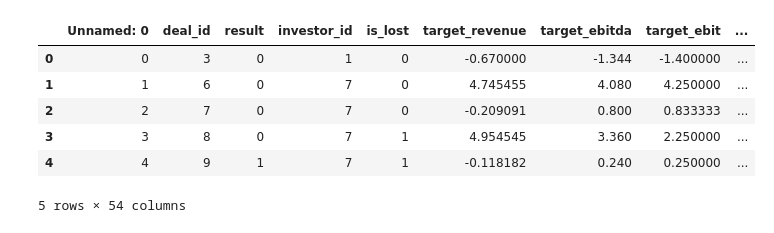
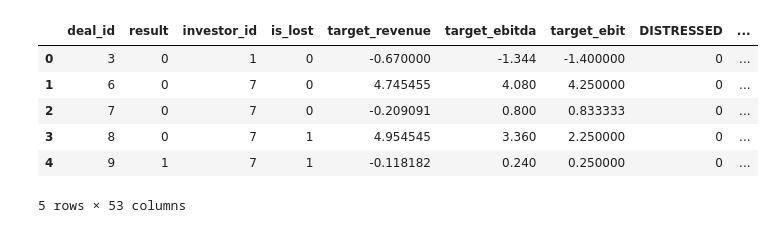
Before and after one commit to michabrz/DealMatch, a Jupyter notebook: notebooks/dataframes_merging_26Feb.ipynb, the cells around one changed output. Saved outputs shown, nothing was run; the diff lists cells and outputs as text; code cells hidden in the pictures.

```diff
--- a/notebooks/dataframes_merging_26Feb.ipynb
+++ b/notebooks/dataframes_merging_26Feb.ipynb
@@ -29,11 +29,12 @@ investors_regions_df.head()
 # %%
 deals_df = pd.read_excel(file_path2)
+deals_df = deals_df.drop(['Unnamed: 0'], axis=1)
 deals_df.head()
 # %% [output]
-|  | Unnamed: 0 | deal_id | result | investor_id | is_lost | target_revenue | target_ebitda | target_ebit | ... |
-| 0 | 0 | 3 | 0 | 1 | 0 | -0.670000 | -1.344 | -1.400000 | ... |
-| 1 | 1 | 6 | 0 | 7 | 0 | 4.745455 | 4.080 | 4.250000 | ... |
-| 2 | 2 | 7 | 0 | 7 | 0 | -0.209091 | 0.800 | 0.833333 | ... |
-| 3 | 3 | 8 | 0 | 7 | 1 | 4.954545 | 3.360 | 2.250000 | ... |
-| 4 | 4 | 9 | 1 | 7 | 1 | -0.118182 | 0.240 | 0.250000 | ... |
+|  | deal_id | result | investor_id | is_lost | target_revenue | target_ebitda | target_ebit | DISTRESSED | ... |
+| 0 | 3 | 0 | 1 | 0 | -0.670000 | -1.344 | -1.400000 | 0 | ... |
+| 1 | 6 | 0 | 7 | 0 | 4.745455 | 4.080 | 4.250000 | 0 | ... |
+| 2 | 7 | 0 | 7 | 0 | -0.209091 | 0.800 | 0.833333 | 0 | ... |
+| 3 | 8 | 0 | 7 | 1 | 4.954545 | 3.360 | 2.250000 | 0 | ... |
+| 4 | 9 | 1 | 7 | 1 | -0.118182 | 0.240 | 0.250000 | 0 | ... |
-5 rows × 54 columns
+5 rows × 53 columns
```
Also changed, not shown: parts of 40 cells of this notebook, 1 other file.
